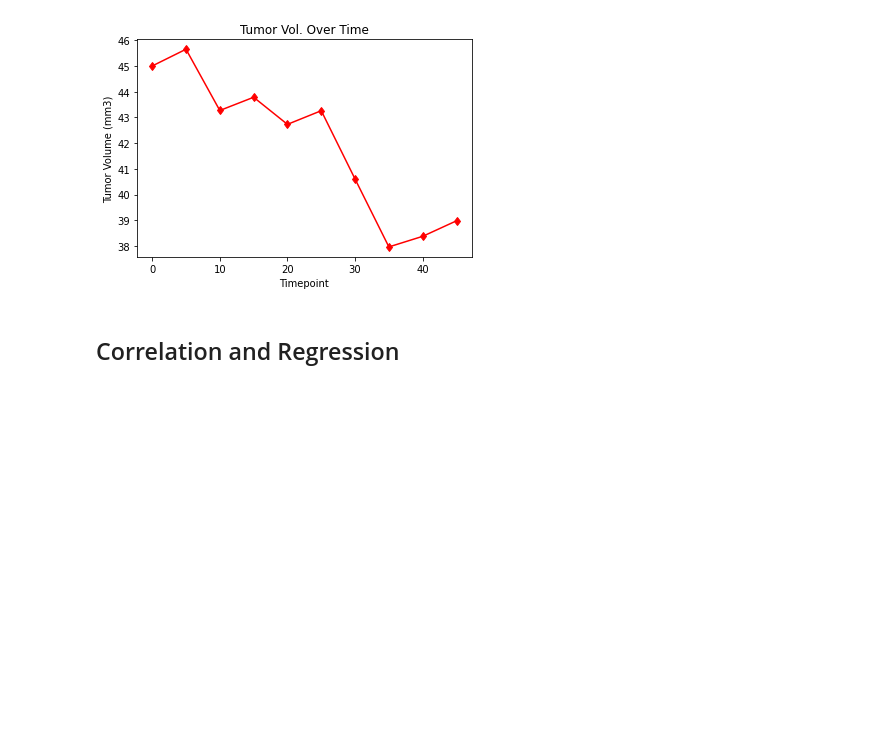
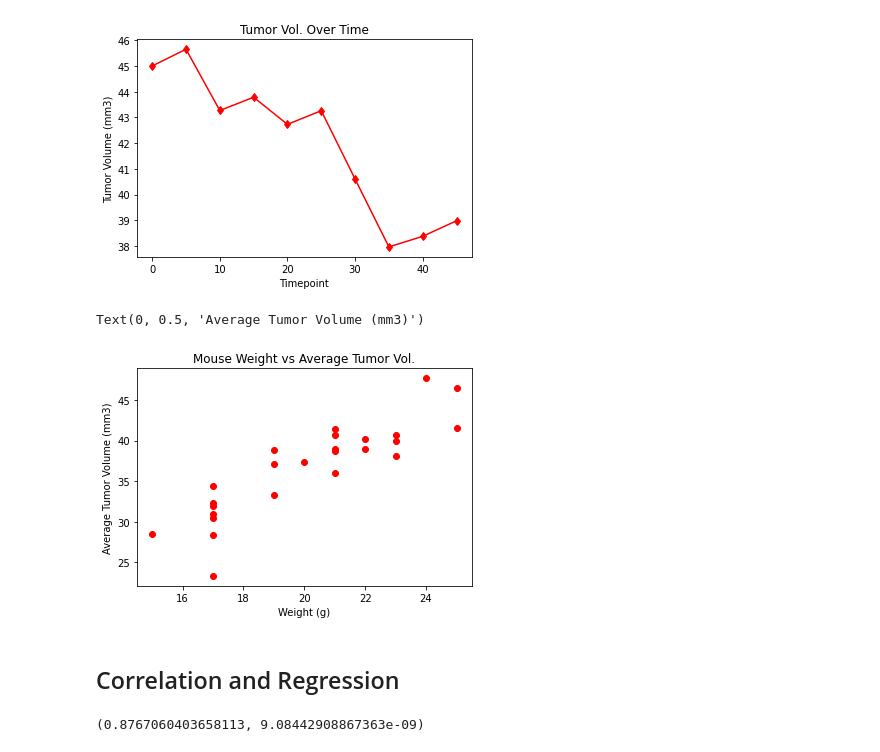
Before and after one commit to Nonkik589/Pymaceuticals-challenge, a Jupyter notebook: Pymaceuticals/pymaceuticals_starter.ipynb, the cells around one changed output. Saved outputs shown, nothing was run; the diff lists cells and outputs as text; code cells hidden in the pictures; blank space fills up the shorter version.

```diff
--- a/Pymaceuticals/pymaceuticals_starter.ipynb
+++ b/Pymaceuticals/pymaceuticals_starter.ipynb
@@ -281,8 +319,20 @@ Text(0, 0.5, 'Tumor Volume (mm3)')
 [figure]
 # %%
 # Generate a scatter plot of average tumor volume vs. mouse weight for the Capomulin regimen
+avg_capo_vol = capo_merge.groupby(["Mouse ID"]).mean()
+plt.scatter(avg_capo_vol["Weight (g)"], avg_capo_vol["Tumor Volume (mm3)"], color = "red")
+plt.title("Mouse Weight vs Average Tumor Vol.")
+plt.xlabel("Weight (g)")
+plt.ylabel("Average Tumor Volume (mm3)")
+# %% [output]
+Text(0, 0.5, 'Average Tumor Volume (mm3)')
+[figure, added]
 # %% [markdown]
 ## Correlation and Regression
 # %%
 # Calculate the correlation coefficient and linear regression model
 # for mouse weight and average tumor volume for the Capomulin regimen
+corr = st.pearsonr(avg_capo_vol["Weight (g)"], avg_capo_vol["Tumor Volume (mm3)"])
+corr
+# %% [output]
+(0.8767060403658113, 9.08442908867363e-09)
```
Also changed, not shown: parts of 5 cells of this notebook, 1 other file.
